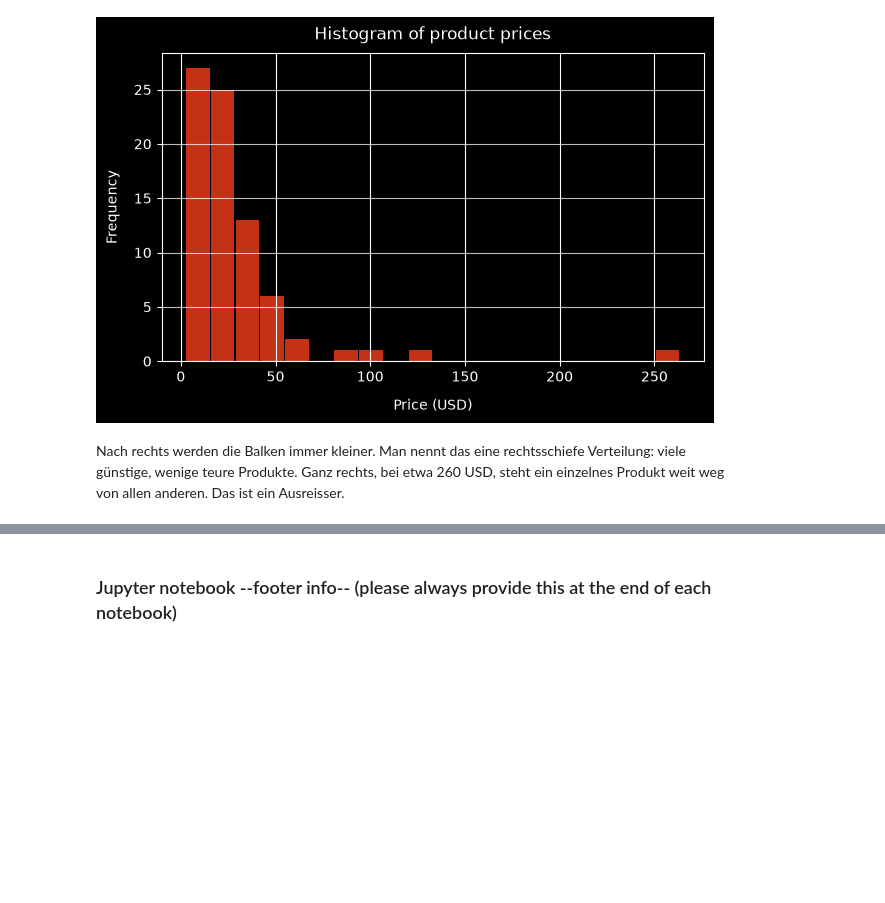
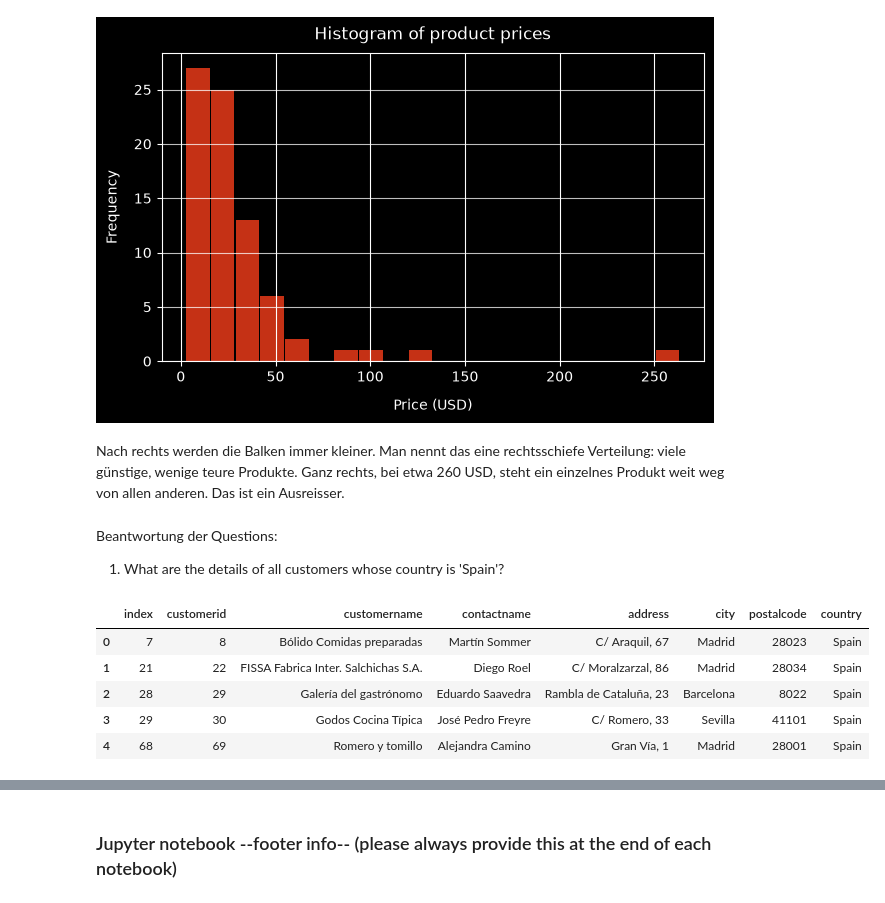
Before and after one commit to Ruzica12344/python_postgresql_pgadmin, a Jupyter notebook: postgres_northwind_data.ipynb, the cells around one changed output, grey strips where cells are left out. Drawn from its saved outputs; the diff is of its cells as text; code cells hidden in the pictures; blank space fills up the shorter version.

```diff
--- a/postgres_northwind_data.ipynb
+++ b/postgres_northwind_data.ipynb
@@ -259,3 +259,24 @@ plt.show()
 # %% [markdown]
 Nach rechts werden die Balken immer kleiner. Man nennt das eine rechtsschiefe Verteilung: viele günstige, wenige teure Produkte.
 Ganz rechts, bei etwa 260 USD, steht ein einzelnes Produkt weit weg von allen anderen. Das ist ein Ausreisser.
+# %% [markdown]
+Beantwortung der Questions:
+
+1. What are the details of all customers whose country is 'Spain'?
+# %%
+engine=create_engine(db_connection_url)
+
+df_q1=pd.read_sql_query('''SELECT *
+FROM customers
+WHERE country = 'Spain'
+''', con=engine)
+
+engine.dispose()
+df_q1
+# %% [output]
+|  | index | customerid | customername | contactname | address | city | postalcode | country |
+| 0 | 7 | 8 | Bólido Comidas preparadas | Martín Sommer | C/ Araquil, 67 | Madrid | 28023 | Spain |
+| 1 | 21 | 22 | FISSA Fabrica Inter. Salchichas S.A. | Diego Roel | C/ Moralzarzal, 86 | Madrid | 28034 | Spain |
+| 2 | 28 | 29 | Galería del gastrónomo | Eduardo Saavedra | Rambla de Cataluña, 23 | Barcelona | 8022 | Spain |
+| 3 | 29 | 30 | Godos Cocina Típica | José Pedro Freyre | C/ Romero, 33 | Sevilla | 41101 | Spain |
+| 4 | 68 | 69 | Romero y tomillo | Alejandra Camino | Gran Vía, 1 | Madrid | 28001 | Spain |
```
Also changed, not shown: parts of 6 cells of this notebook, 1 other file.
